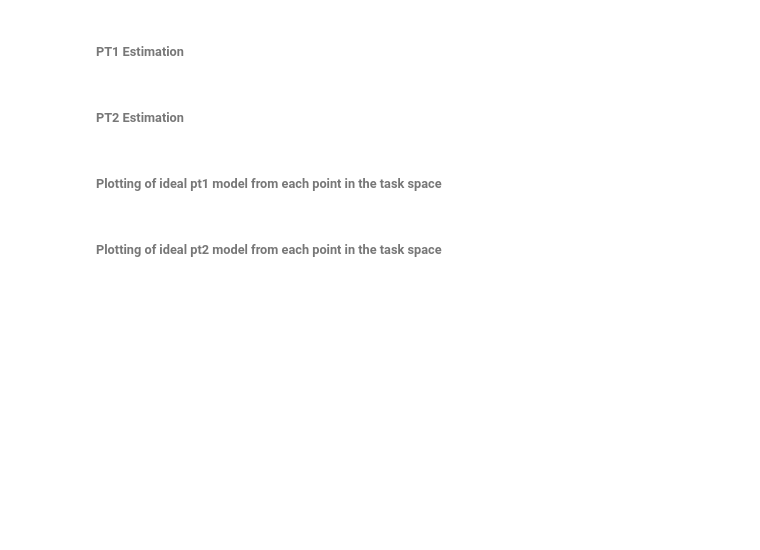
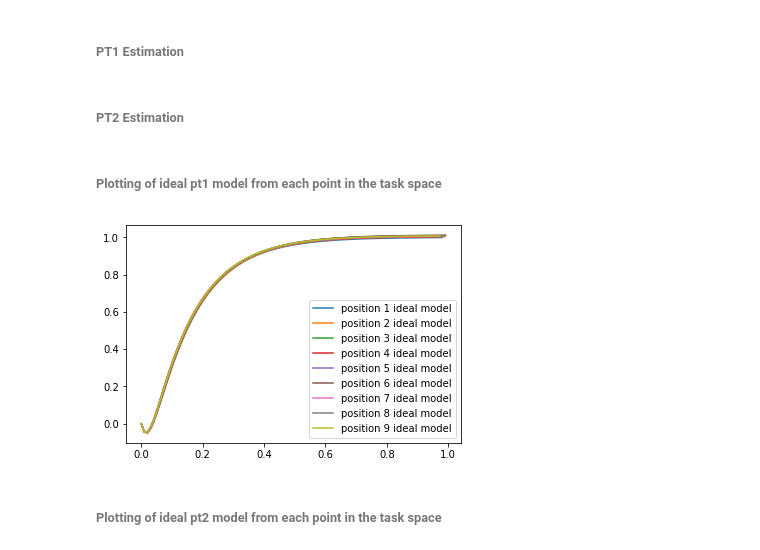
Before and after one commit to lth-tt/sysid2, a Jupyter notebook: Process_Modeling_py2.ipynb, the cells around one changed output. Cells and saved outputs as stored; diff of their text form; code cells hidden in the pictures; blank space fills up the shorter version.

```diff
--- a/Process_Modeling_py2.ipynb
+++ b/Process_Modeling_py2.ipynb
@@ -101,7 +113,7 @@ def smoothing_sg():
 #youto,to are the yout and t outputs from the pt1 and pt2 system
 #tf and delay are the transfer functions of the output and its delay
 #tdytdts is an array that contains all the above values in a sequential order
-def pt1(df):
+def pt1():
     to_1           = []
     tf_1           = []
     youto_1        = []
@@ -155,38 +167,40 @@ def pt2(df):
 # %%
 # Each of the timeseries in a position is modeled according to the pt1 modeling and the ideal model
 # in a position is calculated by taking the average of these individual models.
 
 
-system_matrix    = [] #contains all the state space parameters of all ideal models
-mean_matrix      = []
-median_matrix    = []
-std_matrix       = [] # std = standard deviation
-var_matrix       = [] # var = variance
-model_pos        = [] # model as time series for each positions
-yout_full        = []
-model_time_pt1   = []
-model_output_pt1 = []
+system_matrix_pt1  = [] #contains all the state space parameters of all ideal models
+mean_matrix_pt1    = []
+median_matrix_pt1  = []
+std_matrix_pt1     = [] # std = standard deviation
+var_matrix_pt1     = [] # var = variance
+model_pos_pt1      = [] # model as time series for each positions
+yout_full_pt1      = []
+model_time_pt1     = []
+model_output_pt1   = []
 
 for i in range(0, positions):
     try:
 #        xin_array, yout_array, t_array = ob.strip_multiply(df_ist_soll[i])
         xin_array, yout_array, t_array, m_factor = ob.unit_response(df_ist_soll[i])
-        steady_state_1, time_constant_1, delay_1 = pt1(df_ist_soll[i])
+        steady_state_1, time_constant_1, delay_1 = pt1()
         ideal_tf_pt1, ideal_model_output_pt1, ideal_model_time_pt1 = ob.ideal_pt1(steady_state_1, time_constant_1, delay_1)
     except:
         continue
-    yout_full.append(yout_array)
-    model_pos.append(ideal_model_output_pt1)
-    mean_matrix.append(stats.mean(ideal_model_output_pt1))
-    median_matrix.append(stats.median(ideal_model_output_pt1))
-    std_matrix.append(stats.pstdev(ideal_model_output_pt1))
-    var_matrix.append(stats.variance(ideal_model_output_pt1))
+    yout_full_pt1.append(yout_array)
+    model_pos_pt1.append(ideal_model_output_pt1)
+    mean_matrix_pt1.append(stats.mean(ideal_model_output_pt1))
+    median_matrix_pt1.append(stats.median(ideal_model_output_pt1))
+    std_matrix_pt1.append(stats.pstdev(ideal_model_output_pt1))
+    var_matrix_pt1.append(stats.variance(ideal_model_output_pt1))
     plt.plot(ideal_model_time_pt1, ideal_model_output_pt1, label = 'position %s ideal model'%(i+1))
     plt.legend()
     plt.savefig('model_pt1.png')
     model_time_pt1.append(ideal_model_time_pt1)
     model_output_pt1.append(ideal_model_output_pt1)
-    system_matrix.append(ob.ss(ideal_tf_pt1))
+    system_matrix_pt1.append(ob.ss(ideal_tf_pt1))
+# %% [output]
+[figure, added]
 # %% [markdown]
 ###### Plotting of ideal pt2 model from each point in the task space
 # %%
```
Also changed, not shown: parts of 11 cells of this notebook, 7 other files.
